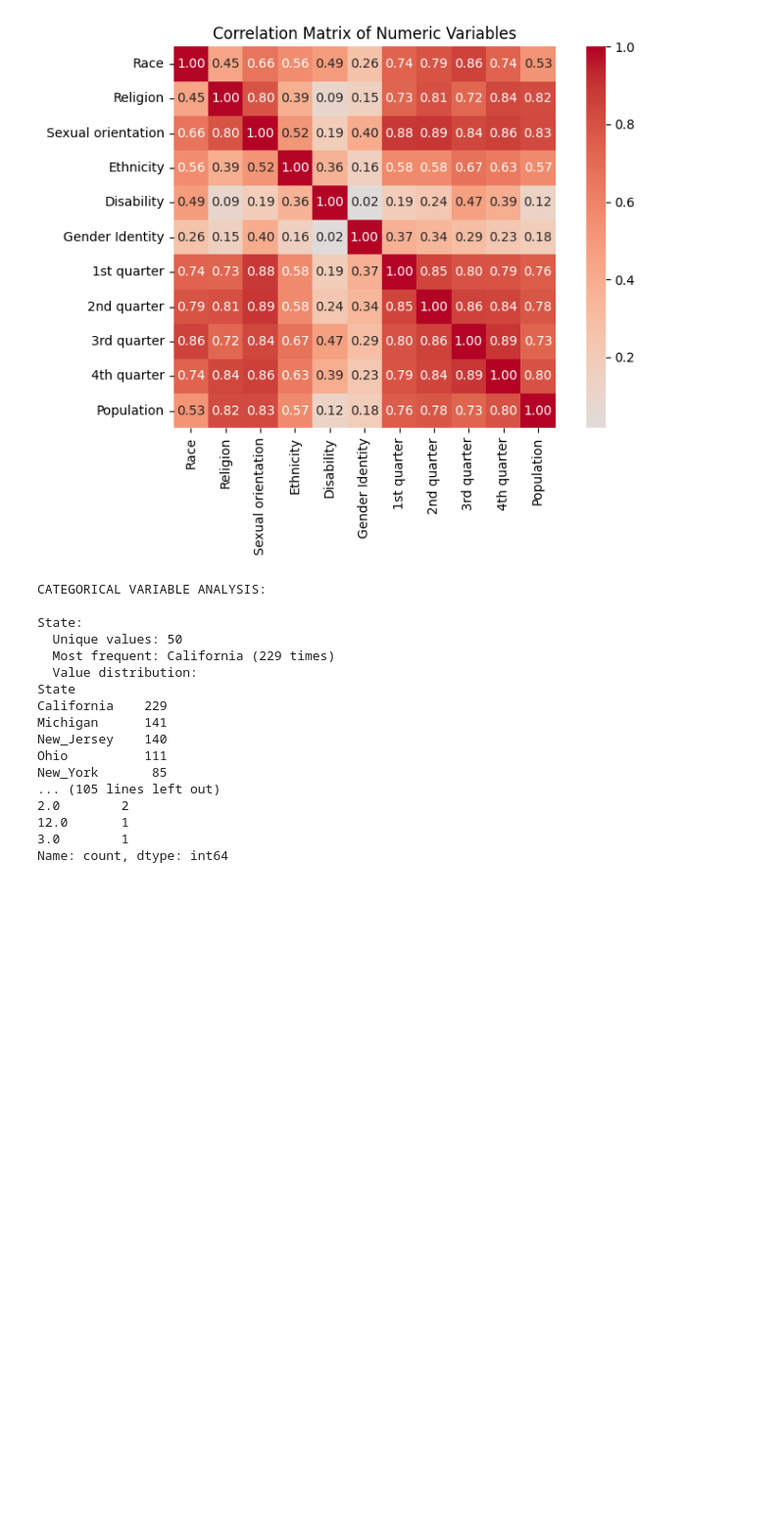
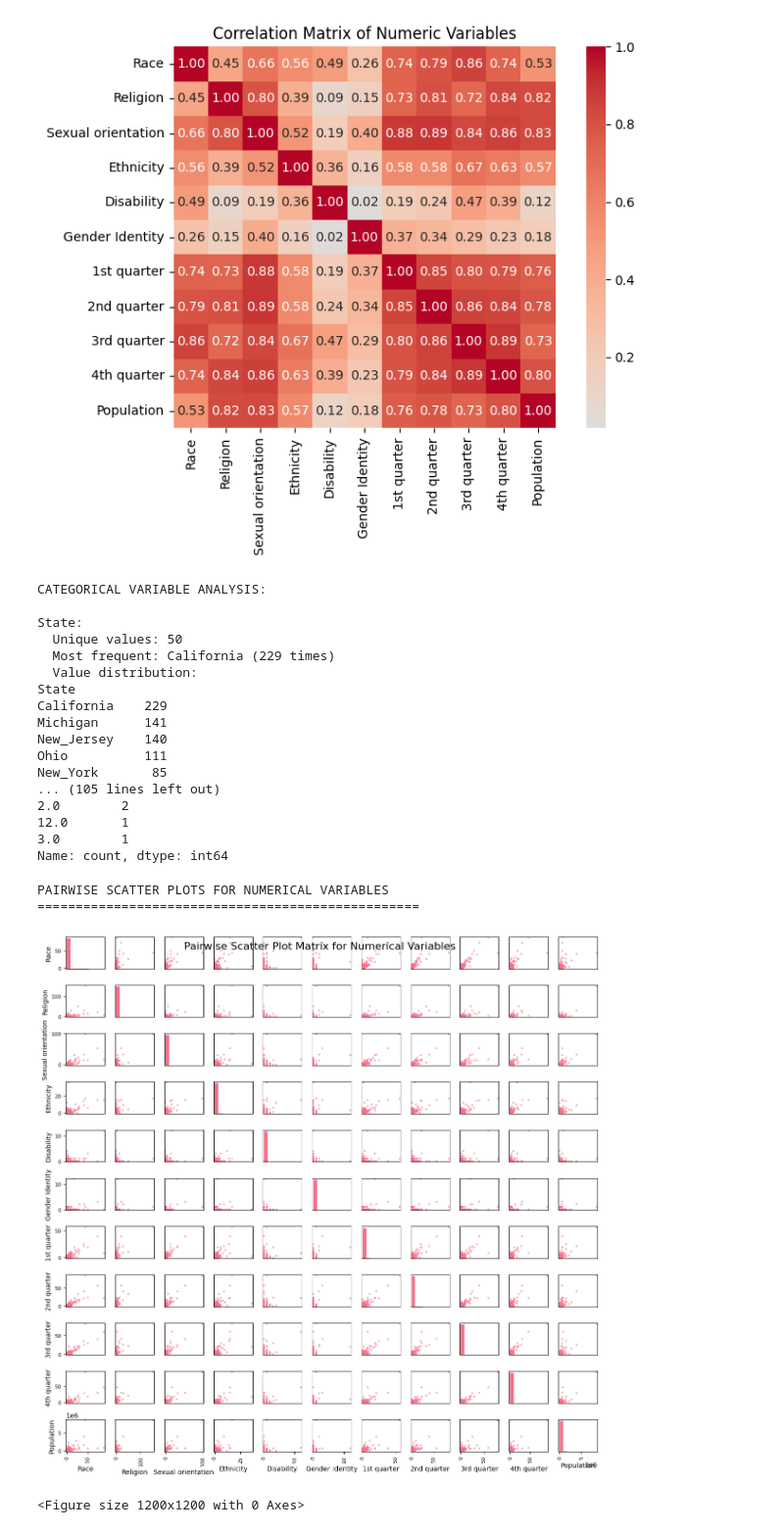
Before and after one commit to datasheng/Csc460-KimiwaSadat-HW, a Jupyter notebook: HW4/EDA.ipynb, the cells around one changed output. Shown at 98% size. Cells and saved outputs as stored; diff of their text form; code cells hidden in the pictures; blank space fills up the shorter version.

```diff
--- a/HW4/EDA.ipynb
+++ b/HW4/EDA.ipynb
@@ -266,3 +266,31 @@ New_York       85
 12.0       1
 3.0        1
 Name: count, dtype: int64
+# %%
+# check how numeric features relate to each other visually
+print("PAIRWISE SCATTER PLOTS FOR NUMERICAL VARIABLES")
+print("=" * 50)
+
+# import scatter_matrix for quick overview plots
+from pandas.plotting import scatter_matrix
+
+# grab only the numeric columns
+numeric_data = df[numeric_columns]
+
+# quick scatter matrix using pandas (good for a fast look)
+scatter_matrix(numeric_data, figsize=(12, 12), alpha=0.6, diagonal='hist')
+plt.suptitle('Pairwise Scatter Plot Matrix for Numerical Variables', fontsize=16, y=0.95)
+plt.tight_layout()
+plt.show()
+
+# same idea but with seaborn for a cleaner, more flexible version
+plt.figure(figsize=(12, 12))
+sns.pairplot(numeric_data, diag_kind='hist', plot_kws={'alpha': 0.6})
+plt.suptitle('Pairwise Relationships - Seaborn Version', fontsize=16, y=0.95)
+plt.tight_layout()
+plt.show()
+# %% [output]
+PAIRWISE SCATTER PLOTS FOR NUMERICAL VARIABLES
+==================================================
+[figure, added]
+<Figure size 1200x1200 with 0 Axes>
```
Also changed, not shown: parts of 1 cell of this notebook.
